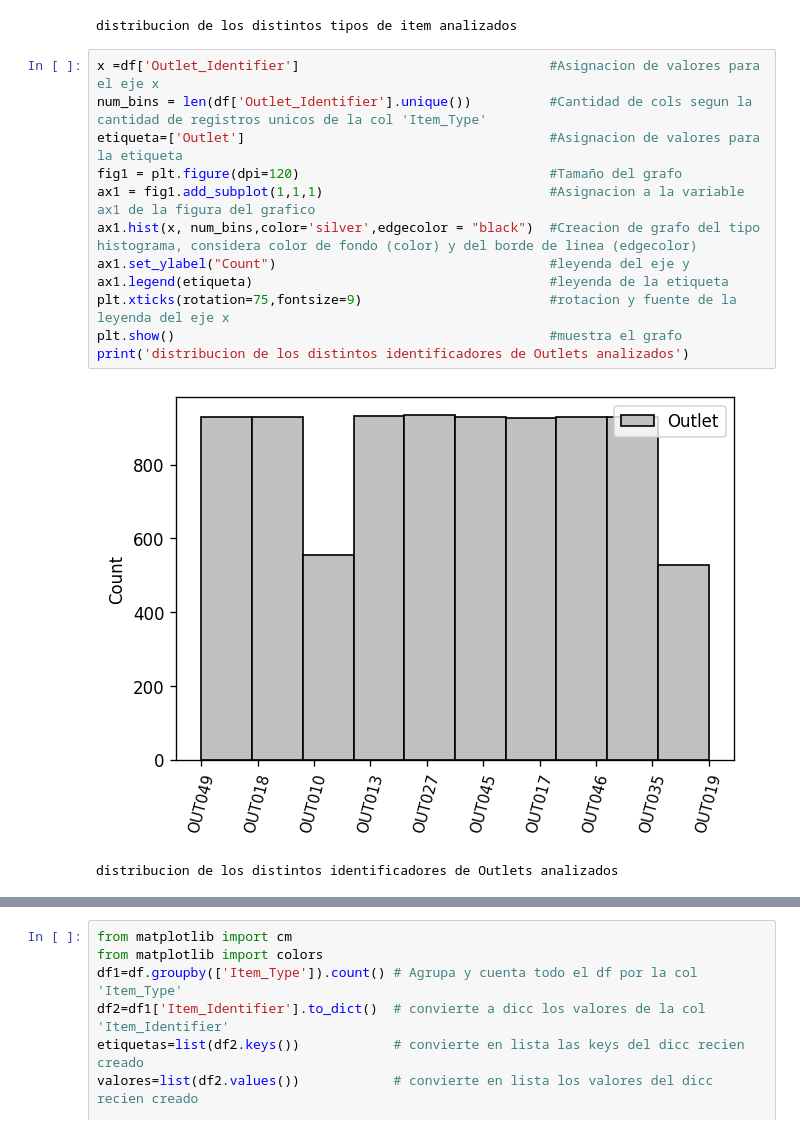
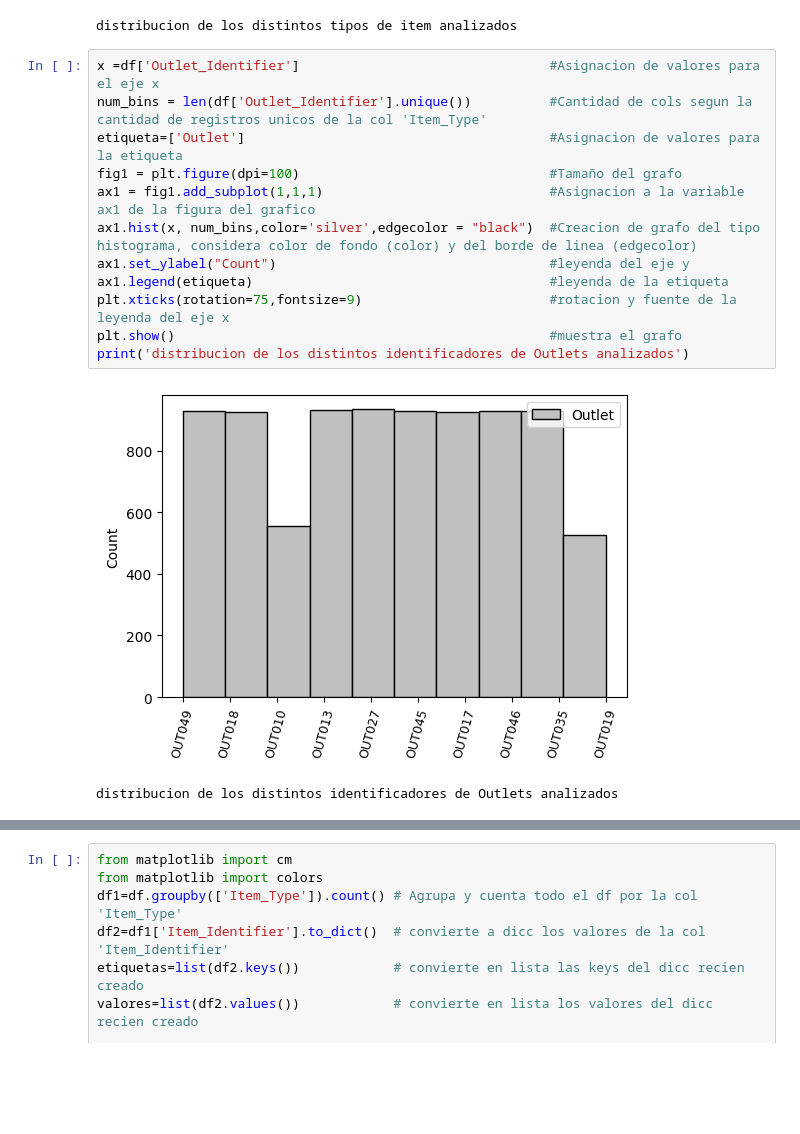
Before and after one commit to Jorge2018/prediccion_ventas, a Jupyter notebook: prediccion_ventas04.ipynb, the cells around one changed output, grey strips where cells are left out. Saved outputs shown, nothing was run; the diff lists cells and outputs as text; blank space fills up the shorter version.

```diff
--- a/prediccion_ventas04.ipynb
+++ b/prediccion_ventas04.ipynb
@@ -123,15 +123,15 @@ distribucion de los distintos tipos de item analizados
 # %%
 x =df['Outlet_Identifier']                                #Asignacion de valores para el eje x
 num_bins = len(df['Outlet_Identifier'].unique())          #Cantidad de cols segun la cantidad de registros unicos de la col 'Item_Type'
 etiqueta=['Outlet']                                       #Asignacion de valores para la etiqueta
-fig1 = plt.figure(dpi=120)                                #Tamaño del grafo
+fig1 = plt.figure(dpi=100)                                #Tamaño del grafo
 ax1 = fig1.add_subplot(1,1,1)                             #Asignacion a la variable ax1 de la figura del grafico
 ax1.hist(x, num_bins,color='silver',edgecolor = "black")  #Creacion de grafo del tipo histograma, considera color de fondo (color) y del borde de linea (edgecolor)
 ax1.set_ylabel("Count")                                   #leyenda del eje y
 ax1.legend(etiqueta)                                      #leyenda de la etiqueta
 plt.xticks(rotation=75,fontsize=9)                        #rotacion y fuente de la leyenda del eje x
 plt.show()                                                #muestra el grafo
 print('distribucion de los distintos identificadores de Outlets analizados')
 # %% [output]
-[figure, old version]
+[figure, new version]
 distribucion de los distintos identificadores de Outlets analizados
```
Also changed, not shown: parts of 4 cells of this notebook.
